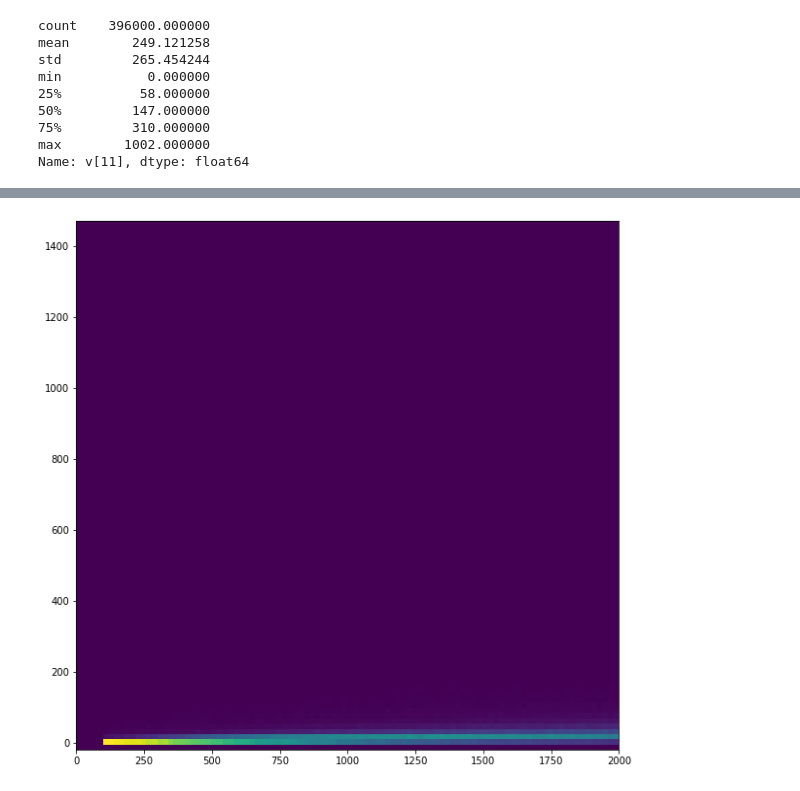
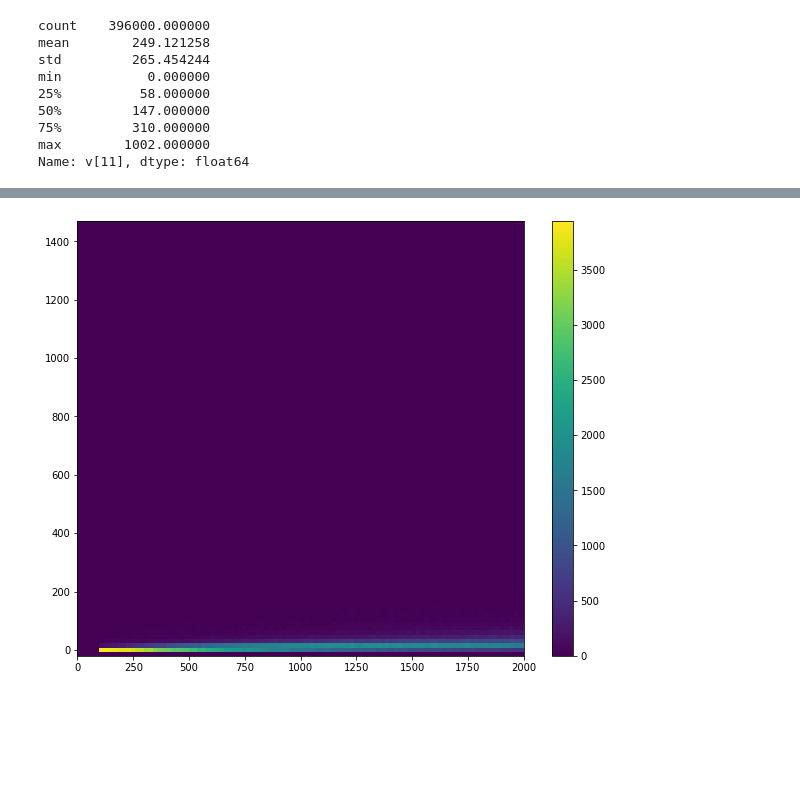
Before and after one commit to lucamasserano/muonEnergy-lfi, a Jupyter notebook: plotting/features.ipynb, the cells around one changed output, grey strips where cells are left out. Drawn from its saved outputs; the diff is of its cells as text; code cells hidden in the pictures; blank space fills up the shorter version.

```diff
--- a/plotting/features.ipynb
+++ b/plotting/features.ipynb
@@ -277,6 +342,7 @@ sns.jointplot(x=data.correct_true_energy, y=data.loc[:, 'v[0]'], ylim=(-1, 100),
 # %%
-fig, ax = plt.subplots(figsize=(10,10))
-ax.hist2d(x=data.correct_true_energy, y=data.loc[:, 'v[0]'], bins=100, alpha=1.5, range=[[0, 2000], [-20, 1470]])
+plt.figure(figsize=(10,8))
+plot = plt.hist2d(x=data.correct_true_energy, y=data.loc[:, 'v[0]'], bins=100, alpha=1.5, range=[[0, 2000], [-20, 1470]])
+plt.colorbar()
 plt.show()
 # %% [output]
-[figure, old version]
+[figure, new version]
```
Also changed, not shown: parts of 48 cells of this notebook, 8 other files.
